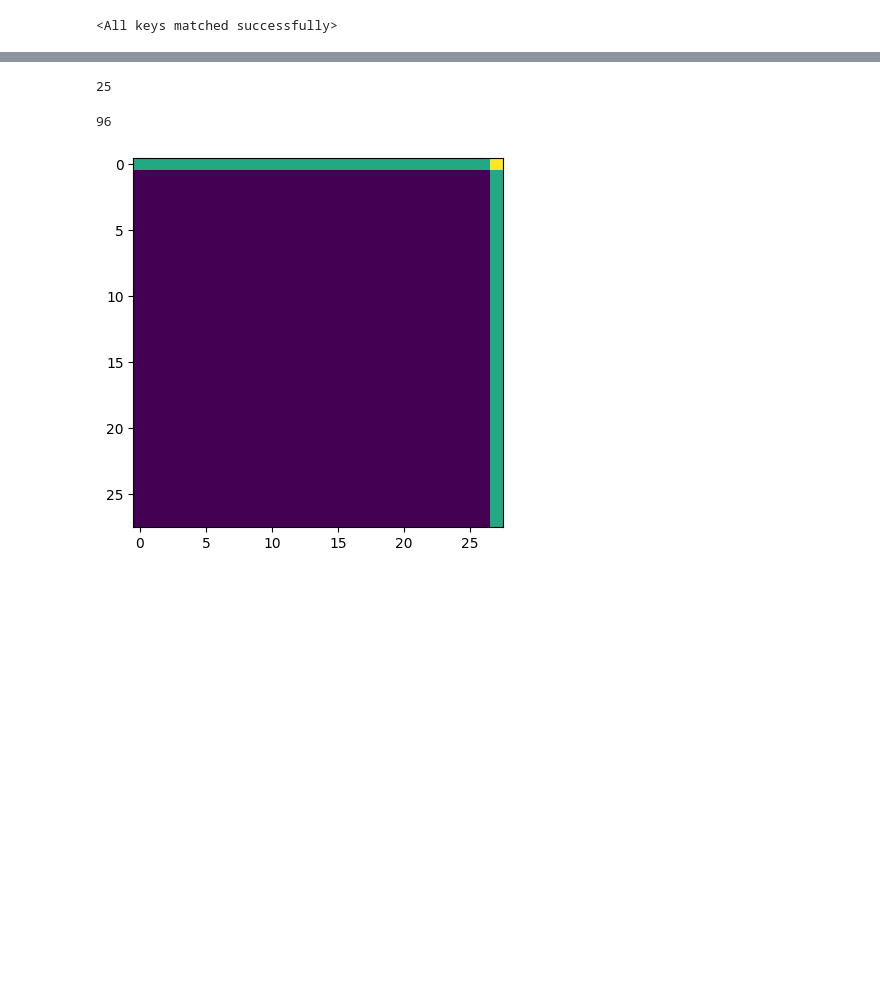
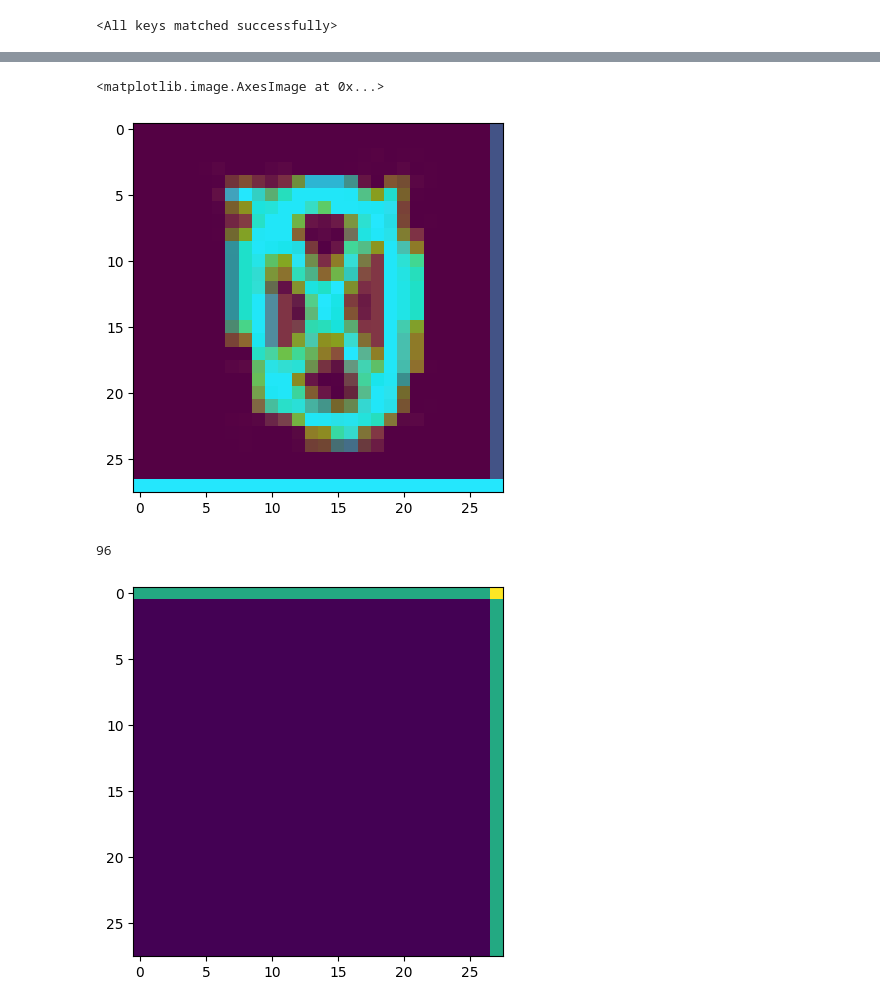
Before and after one commit to AaSiKu/ICG-Projects---SWORTex, a Jupyter notebook: Work.ipynb, the cells around one changed output, grey strips where cells are left out. Saved outputs shown, nothing was run; the diff lists cells and outputs as text; code cells hidden in the pictures; blank space fills up the shorter version.

```diff
--- a/Work.ipynb
+++ b/Work.ipynb
@@ -374,7 +405,8 @@ for a in img_list:
-# %%
-len(imagelist)
-# %% [output]
-25
+# %%
+plt.imshow(imagelist[0][0])
+# %% [output]
+<matplotlib.image.AxesImage at 0x...>
+[figure, added]
 # %%
 # plt.imshow(imagelist[0][6])
 imagelist[0][6] = imagelist[0][6]
```
Also changed, not shown: parts of 35 cells of this notebook, 1 other file.
